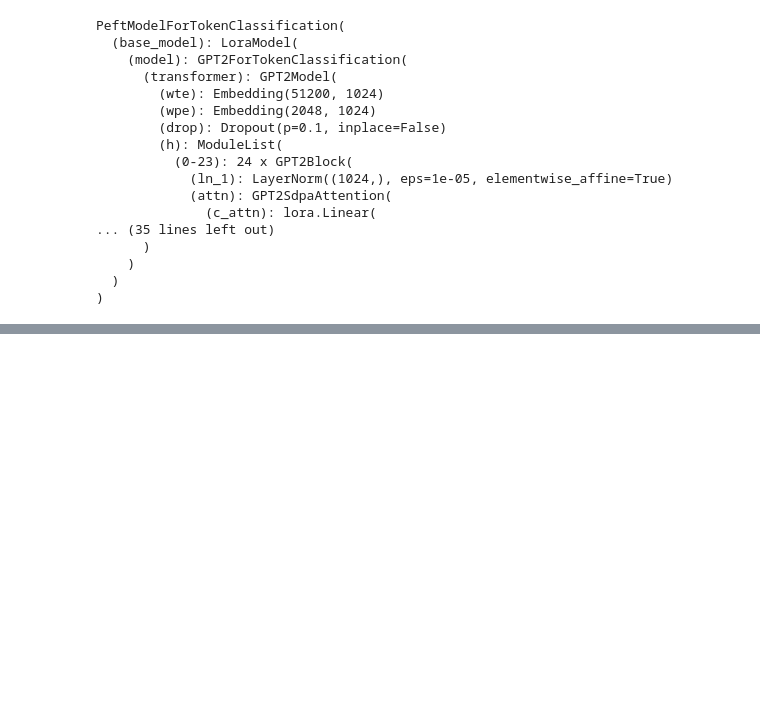
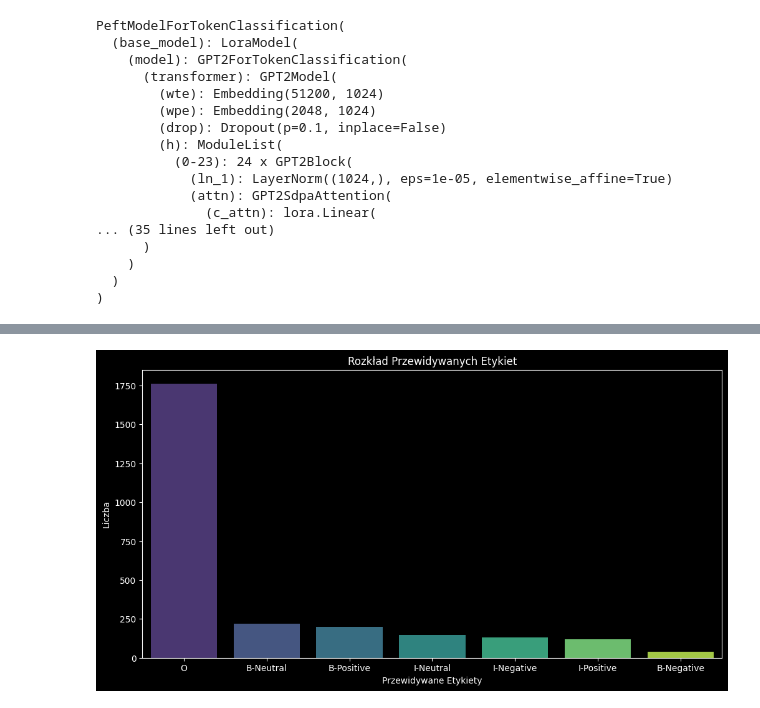
Before and after one commit to pananananas/NLP, a Jupyter notebook: llms/gpt_token_cls.ipynb, the cells around one changed output, grey strips where cells are left out. Saved outputs shown, nothing was run; the diff lists cells and outputs as text; code cells hidden in the pictures; blank space fills up the shorter version.

```diff
--- a/llms/gpt_token_cls.ipynb
+++ b/llms/gpt_token_cls.ipynb
@@ -307,8 +312,6 @@ training_args = TrainingArguments(
     num_train_epochs=10,
     weight_decay=0.01,
     save_total_limit=2,
-    logging_dir='./logs',
-    logging_steps=10,
     load_best_model_at_end=True,
     metric_for_best_model="f1_all",
     greater_is_better=True,
@@ -577,0 +516,29 @@ for text in example_texts:
+# %%
+predictions_output = trainer.predict(eval_dataset)
+
+preds = np.argmax(predictions_output.predictions, axis=2)
+labels = predictions_output.label_ids
+
+true_labels = []
+predicted_labels = []
+
+for pred, label in zip(preds, labels):
+    true_seq = []
+    pred_seq = []
+    for p, l in zip(pred, label):
+        if l != -100:
+            true_seq.append(id_to_label[l])
+            pred_seq.append(id_to_label[p])
+    true_labels.extend(true_seq)
+    predicted_labels.extend(pred_seq)
+# %%
+pred_label_counts = pd.Series(predicted_labels).value_counts()
+
+plt.figure(figsize=(12,6))
+sns.barplot(x=pred_label_counts.index, y=pred_label_counts.values, hue=pred_label_counts.index, palette='viridis')
+plt.xlabel('Przewidywane Etykiety')
+plt.ylabel('Liczba')
+plt.title('Rozkład Przewidywanych Etykiet')
+plt.show()
+# %% [output]
+[figure, added]
```
Also changed, not shown: parts of 11 cells of this notebook, 19 other files.
